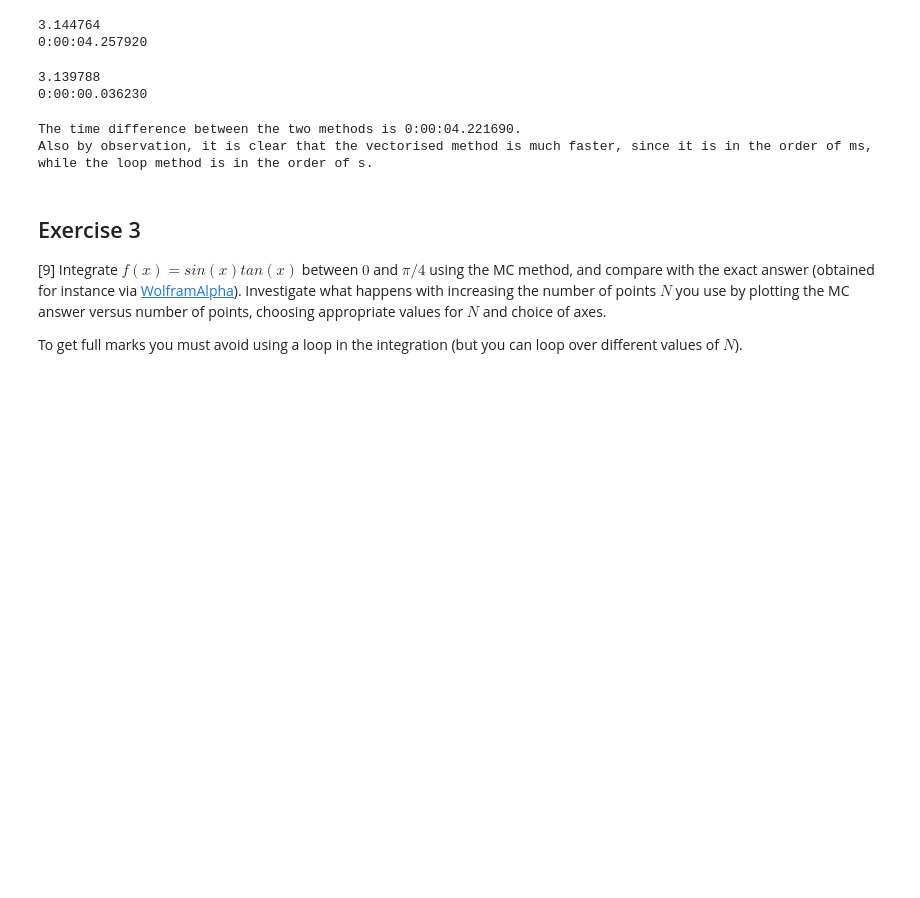
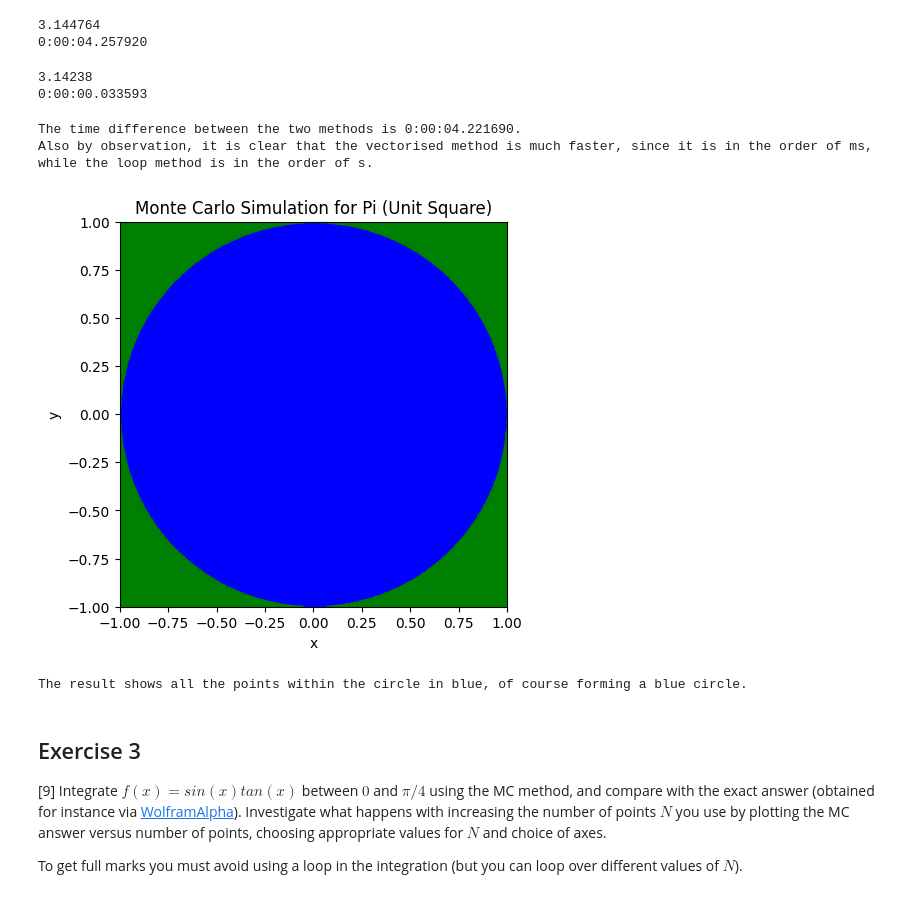
Before and after one commit to PX2145-2025/week-6-b-Morgan-Howard-Reuben, a Jupyter notebook: Monte_Carlo.ipynb, the cells around one changed output. Saved outputs shown, nothing was run; the diff lists cells and outputs as text; code cells hidden in the pictures; blank space fills up the shorter version.

```diff
--- a/Monte_Carlo.ipynb
+++ b/Monte_Carlo.ipynb
@@ -342,16 +342,17 @@ print(time_loop)
 
 from datetime import datetime
 startTime = datetime.now()
-x,y=2*np.random.rand(2,N)-1
-r=np.sqrt(x*x+y*y)
-n=np.sum(r <= 1.0)
-print(4*n/N)
+N=int(1e6)
+x1,y1=2*np.random.rand(2,N)-1
+r1=np.sqrt(x1*x1+y1*y1)
+n1=np.sum(r1 <= 1.0)
+print(4*n1/N)
 
 time_random = datetime.now() - startTime
 print(time_random)
 # %% [output]
-3.139788
-0:00:00.036230
+3.14238
+0:00:00.033593
 # %%
 # compare the time between each method
 time_diff = time_loop - time_random
@@ -360,6 +361,32 @@ print('Also by observation, it is clear that the vectorised method is much faste
 # %% [output]
 The time difference between the two methods is 0:00:04.221690.
 Also by observation, it is clear that the vectorised method is much faster, since it is in the order of ms, while the loop method is in the order of s.
+# %%
+# plot a unit square graph with points, using the faster method.
+
+plt.figure(figsize=(5, 5)) # create the graph
+inpond = np.sqrt(x1**2 + y1**2) <= 1.0 # true if in the pond
+
+# plot points inside the pond in blue
+plt.plot(x1[inpond==True], y1[inpond==True], 'b.', markersize=0.5)
+
+# plot points outside the pond in green
+plt.plot(x1[inpond==False], y1[inpond==False], 'g.', markersize=0.5)
+
+# plot graph
+plt.xlim(-1, 1)
+plt.ylim(-1, 1)
+# axis labels
+plt.xlabel('x')
+plt.ylabel('y')
+plt.title('Monte Carlo Simulation for Pi (Unit Square)')
+plt.grid()
+# %% [output]
+[figure, added]
+# %%
+print('The result shows all the points within the circle in blue, of course forming a blue circle.')
+# %% [output]
+The result shows all the points within the circle in blue, of course forming a blue circle.
 # %% [markdown]
 ## Exercise 3
 
```
